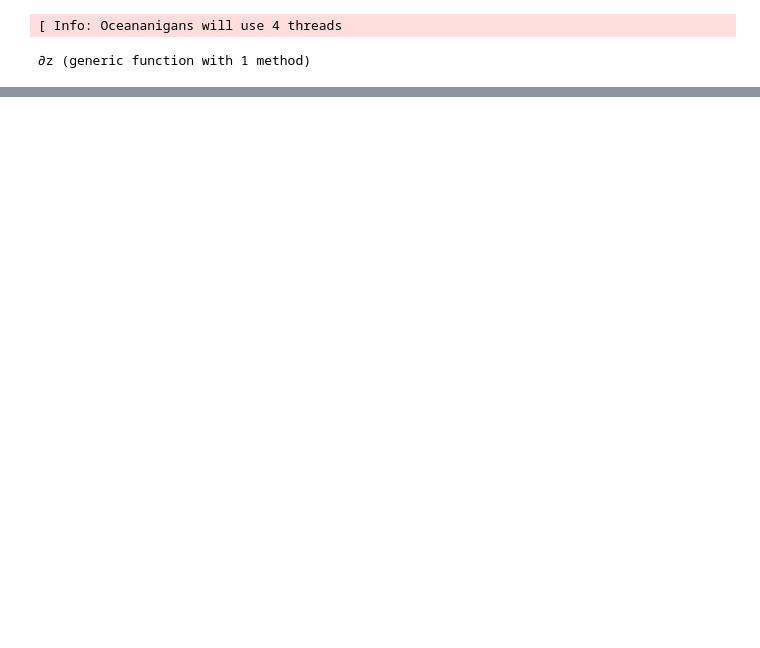
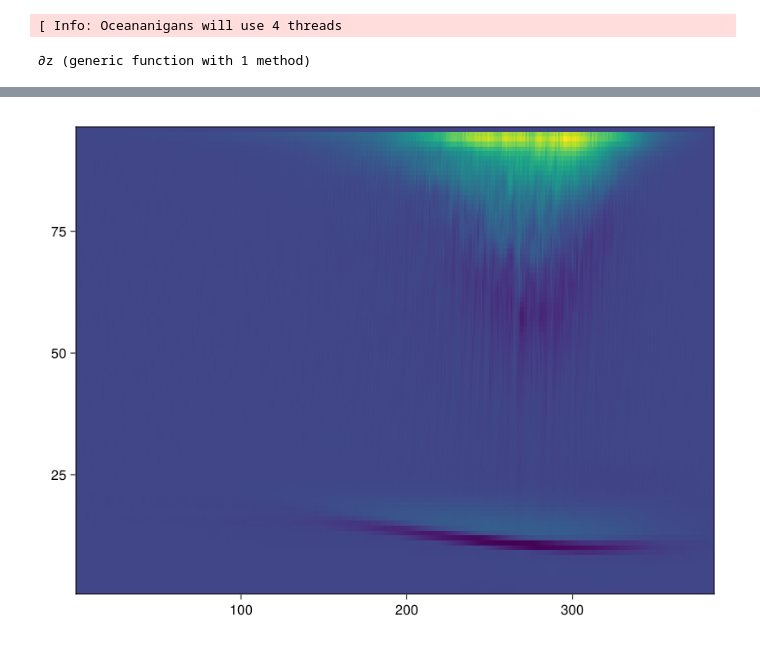
Before and after one commit to erin-atkinson/filament-instability, a Jupyter notebook: notebooks/Process3D.ipynb, the cells around one changed output, grey strips where cells are left out. Saved outputs shown, nothing was run; the diff lists cells and outputs as text; code cells hidden in the pictures; blank space fills up the shorter version.

```diff
--- a/notebooks/Process3D.ipynb
+++ b/notebooks/Process3D.ipynb
@@ -58,3 +67,7 @@ size(ω)
+# %%
+heatmap(mean(ω; dims=2)[:, 1, :])
+# %% [output]
+[figure, added]
 # %%
 v′w′ = jldopen("$foldername/$filename") do file
     v = file["timeseries/v/$frame"]
```
Also changed, not shown: parts of 10 cells of this notebook.
